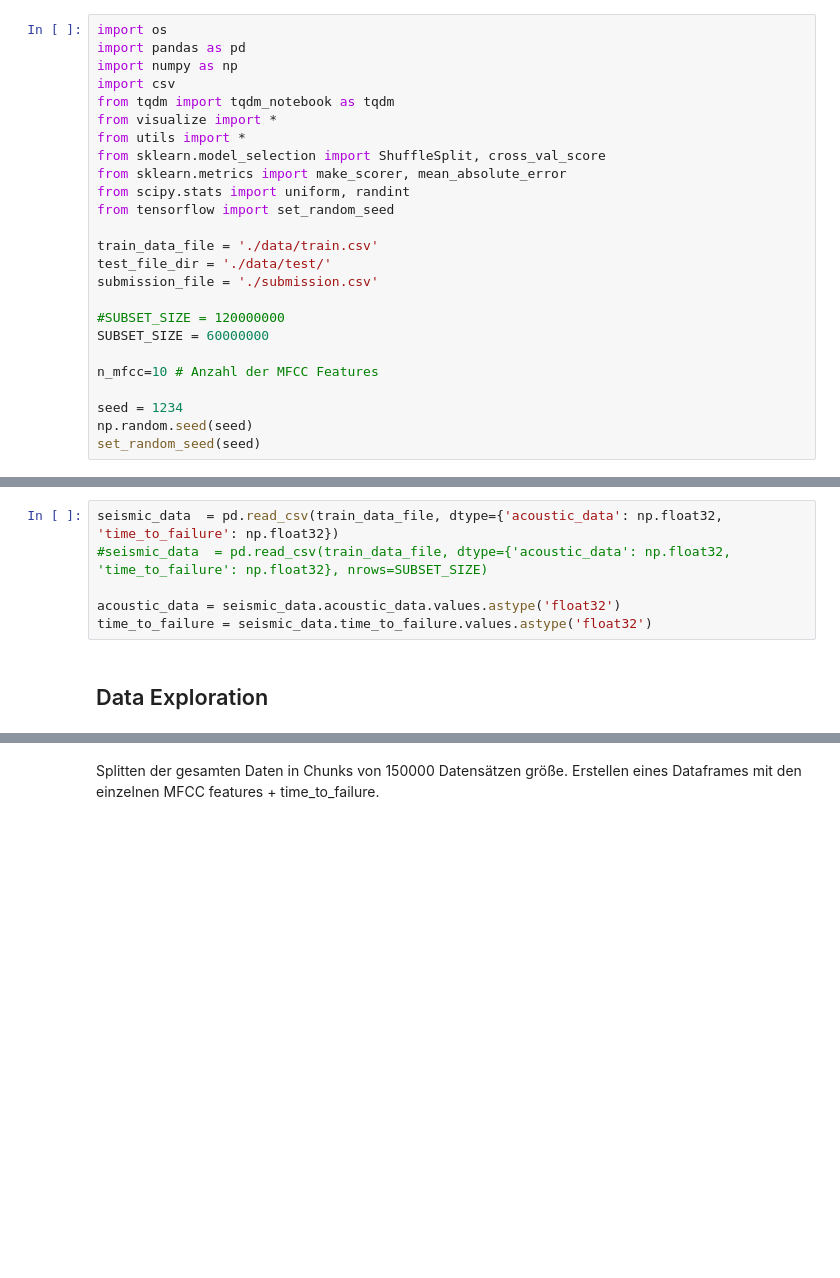
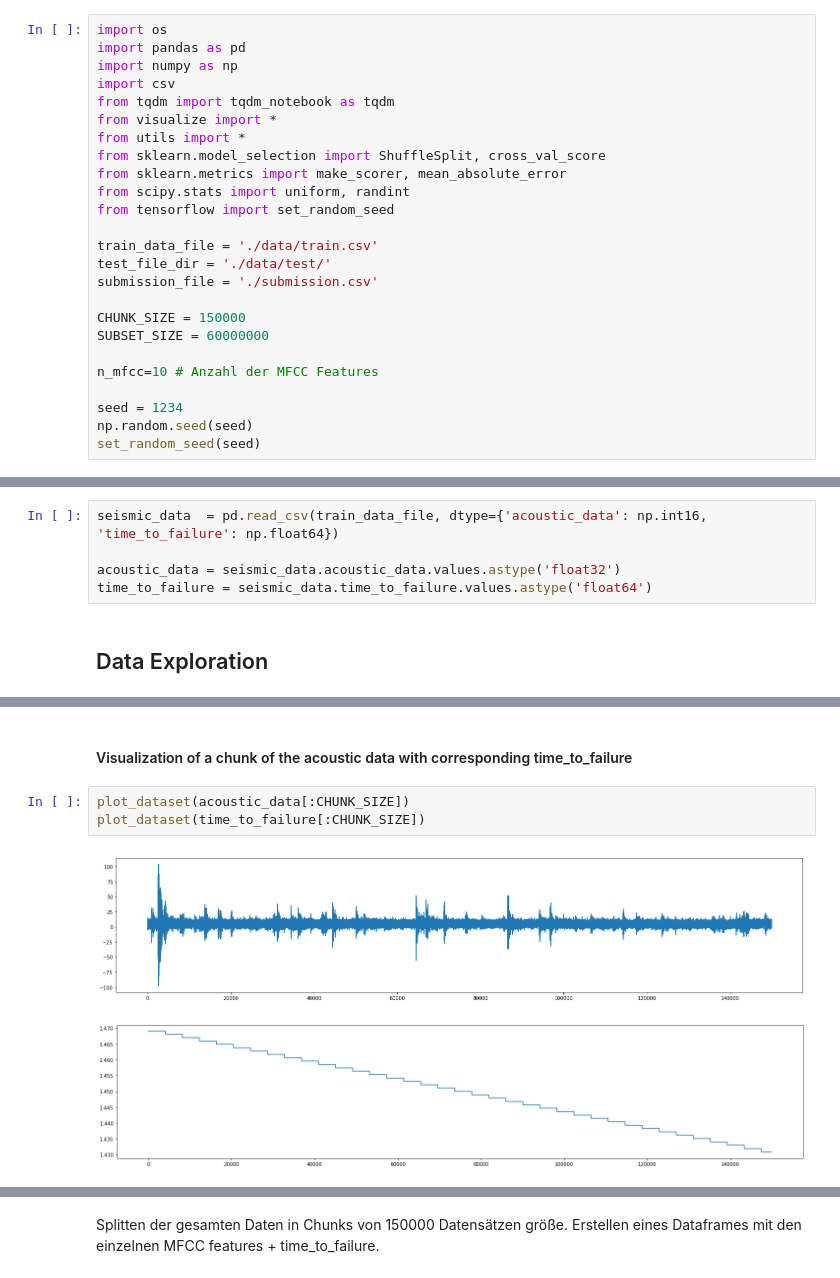
Before and after one commit to tobiassteidle/MLND_Capstone, a Jupyter notebook: MLND_Capstone.ipynb, the cells around one changed output, grey strips where cells are left out. Cells and saved outputs as stored; diff of their text form; blank space fills up the shorter version.

Commit message:
feat: updated visualization.

```diff
--- a/MLND_Capstone.ipynb
+++ b/MLND_Capstone.ipynb
@@ -15,7 +36,7 @@ train_data_file = './data/train.csv'
 test_file_dir = './data/test/'
 submission_file = './submission.csv'
 
-#SUBSET_SIZE = 120000000
+CHUNK_SIZE = 150000
 SUBSET_SIZE = 60000000
 
 n_mfcc=10 # Anzahl der MFCC Features
@@ -28,8 +49,7 @@ Laden der Daten aus der CSV.
 # %%
-seismic_data  = pd.read_csv(train_data_file, dtype={'acoustic_data': np.float32, 'time_to_failure': np.float32})
-#seismic_data  = pd.read_csv(train_data_file, dtype={'acoustic_data': np.float32, 'time_to_failure': np.float32}, nrows=SUBSET_SIZE)
+seismic_data  = pd.read_csv(train_data_file, dtype={'acoustic_data': np.int16, 'time_to_failure': np.float64})
 
 acoustic_data = seismic_data.acoustic_data.values.astype('float32')
-time_to_failure = seismic_data.time_to_failure.values.astype('float32')
+time_to_failure = seismic_data.time_to_failure.values.astype('float64')
 # %% [markdown]
 ## Data Exploration
@@ -49,0 +71,8 @@ Top 5 rows:
+# %% [markdown]
+#### Visualization of a chunk of the acoustic data with corresponding time_to_failure
+# %%
+plot_dataset(acoustic_data[:CHUNK_SIZE])
+plot_dataset(time_to_failure[:CHUNK_SIZE])
+# %% [output]
+[figure, added]
+[figure, added]
```
Also changed, not shown: parts of 21 cells of this notebook, 1 other file.
